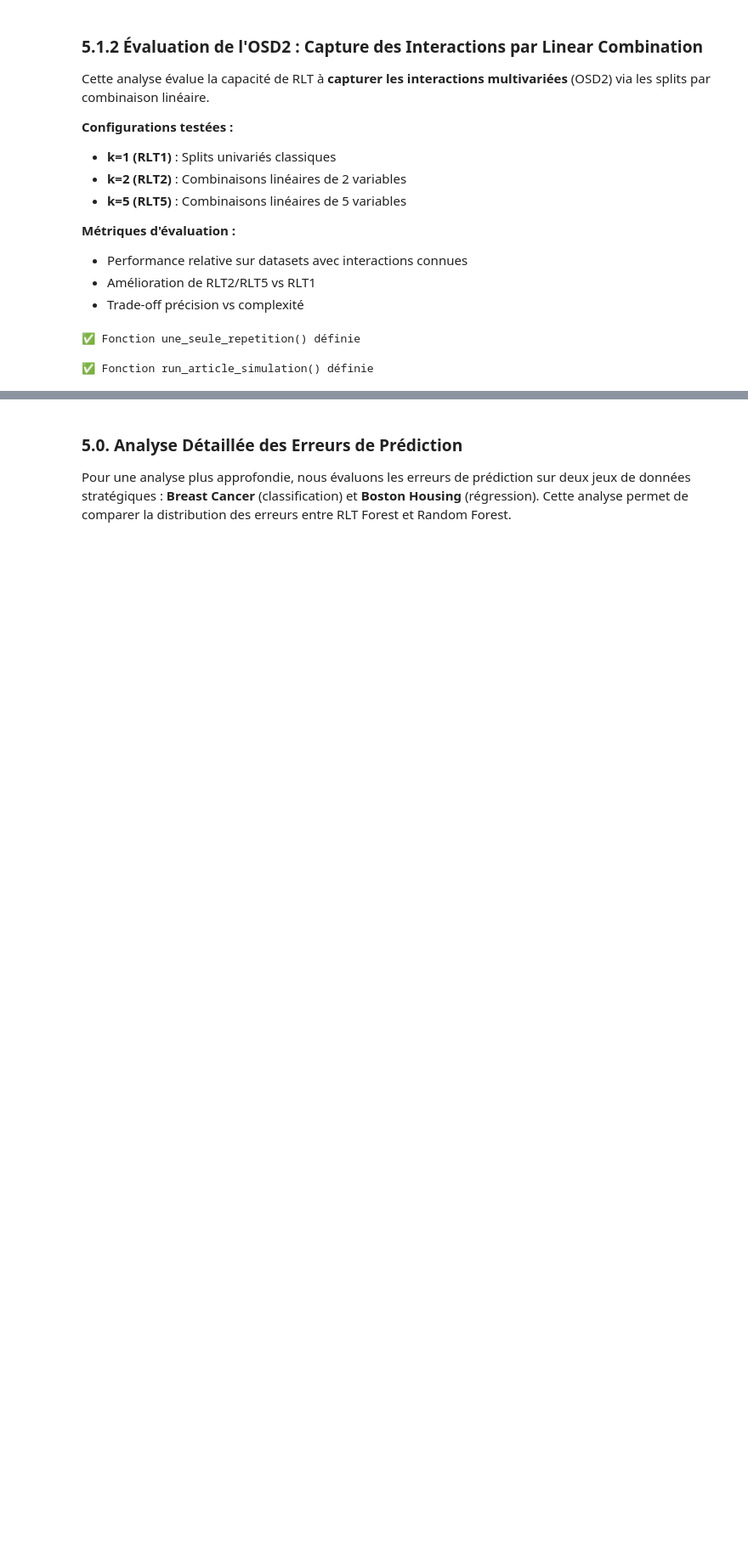
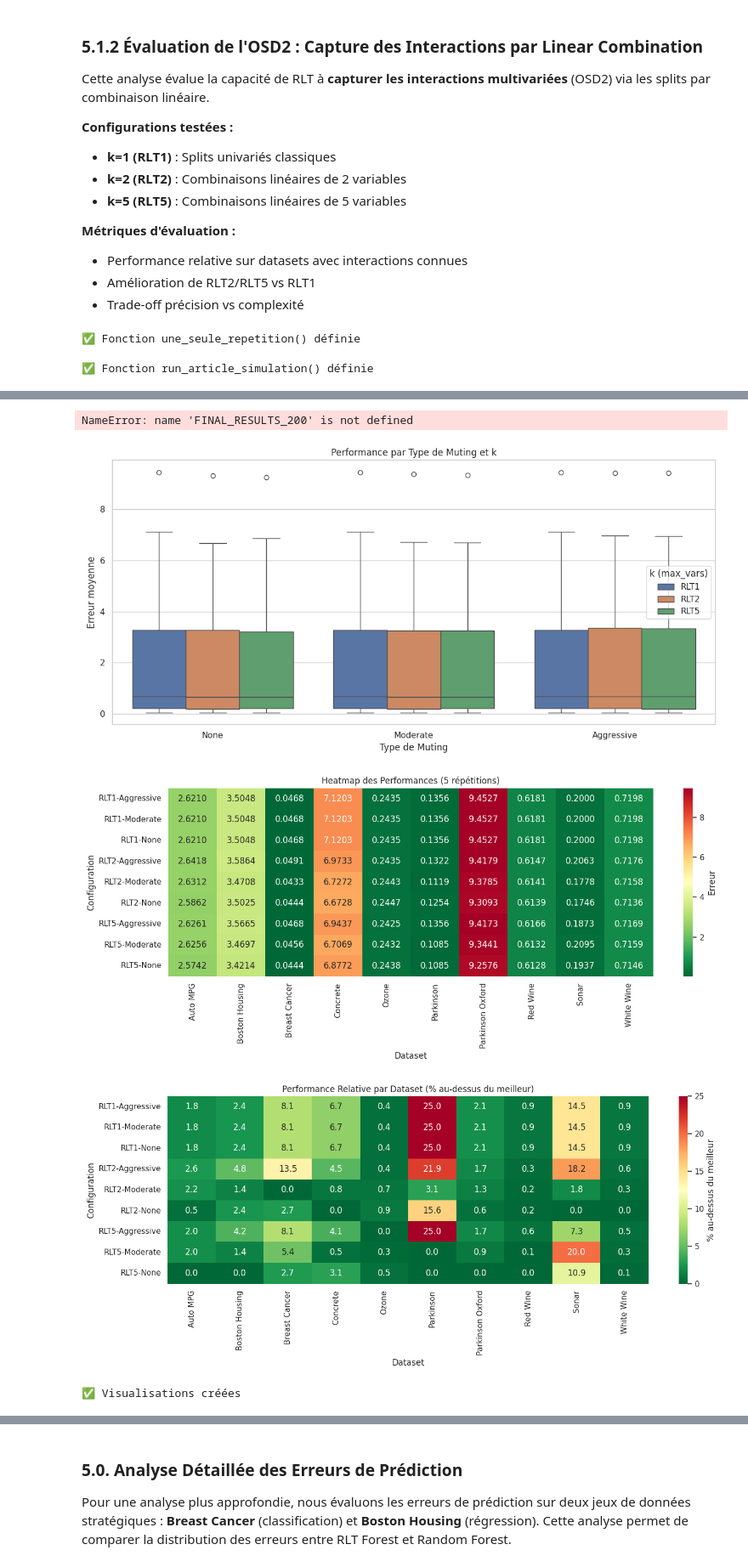
Before and after one commit to alfari9/RLT, a Jupyter notebook: RLT.ipynb, the cells around one changed output, grey strips where cells are left out. Shown at 85% size. Saved outputs shown, nothing was run; the diff lists cells and outputs as text; code cells hidden in the pictures; blank space fills up the shorter version.

Commit message:
Corriger les tests et les scenarios

```diff
--- a/RLT.ipynb
+++ b/RLT.ipynb
@@ -393,15 +393,30 @@ Chargement et préparation des jeux de données...
 
 Les étapes de préparation des données (gestion des valeurs manquantes, encodage, standardisation, et division en ensembles d'entraînement/test) sont intégrées dans la fonction `load_dataset` pour garantir la cohérence et la reproductibilité pour les 10 jeux de données. Les caractéristiques sont standardisées pour faciliter les splits par combinaison linéaire dans RLT.
 # %%
+class Node:
+    def __init__(self, depth=0):
+        self.depth = depth
+        self.is_leaf = False
+        self.value = None  # Prediction value for leaf nodes
+        self.impurity = None # Impurity of the node
+        self.split_var = None  # Index of the feature to split on (for univariate splits)
+        self.split_val = None  # Value to split on
+        self.linear_coef = None # Coefficients for linear combination splits
+        self.variables_used = [] # Indices of features used in this node (for VI and linear splits)
+        self.left = None  # Left child node
+        self.right = None # Right child node
+
 class RLTTree:
-    def __init__(self, max_depth=5, min_samples_split=10, task="classification", max_vars=5, linear_split=False,
-                 vi_threshold=0.5, random_state=None):
+    def __init__(self, max_depth=5, min_samples_split=10, task="classification",
+             max_vars=5, linear_split=False, vi_threshold=0.5,
+             muting_rate=0.0, random_state=None):  # ← AJOUTEZ muting_rate=0.0
         self.max_depth = max_depth
         self.min_samples_split = min_samples_split
         self.task = task
         self.max_vars = max_vars
         self.linear_split = linear_split
         self.vi_threshold = vi_threshold
+        self.muting_rate = muting_rate  # ← AJOUTEZ cette ligne
         self.random_state = np.random.RandomState(random_state)
         self.root = None
 
@@ -1066,6 +1115,8 @@ for k_name, configs in k_types.items():
 print("\n" + "="*80)
 print("✅ ANALYSE COMPLÈTE TERMINÉE")
 print("="*80)
+# %% [output]
+NameError: name 'FINAL_RESULTS_200' is not defined
 # %%
 # ========== CELLULE 11 OPTIONNELLE : Visualisation des résultats ==========
 
@@ -1074,7 +1125,7 @@ import seaborn as sns
 
 # Préparer les données pour visualisation
 plot_data = []
-for dataset, configs in FINAL_RESULTS_200.items():
+for dataset, configs in FINAL_RESULTS_TEST.items():
     for config, (mean, std) in configs.items():
         plot_data.append({
             'Dataset': dataset,
@@ -1109,31 +1160,36 @@ pivot_table = df_plot.pivot_table(
 plt.figure(figsize=(14, 6))
 sns.heatmap(pivot_table, annot=True, fmt='.4f', cmap='RdYlGn_r',
             cbar_kws={'label': 'Erreur'})
-plt.title('Heatmap des Performances (200 répétitions)')
+plt.title('Heatmap des Performances (5 répétitions)')
 plt.xlabel('Dataset')
 plt.ylabel('Configuration')
 plt.tight_layout()
 plt.show()
 
 # 3. Performance relative (normalisée par dataset)
 for dataset in df_plot['Dataset'].unique():
     subset = df_plot[df_plot['Dataset'] == dataset].copy()
     min_val = subset['Mean'].min()
     subset['Relative'] = (subset['Mean'] / min_val - 1) * 100
     df_plot.loc[df_plot['Dataset'] == dataset, 'Relative'] = subset['Relative'].values
 
 plt.figure(figsize=(14, 6))
 pivot_relative = df_plot.pivot_table(
     values='Relative',
     index='Configuration',
     columns='Dataset'
 )
 sns.heatmap(pivot_relative, annot=True, fmt='.1f', cmap='RdYlGn_r',
             cbar_kws={'label': '% au-dessus du meilleur'})
 plt.title('Performance Relative par Dataset (% au-dessus du meilleur)')
 plt.xlabel('Dataset')
 plt.ylabel('Configuration')
 plt.tight_layout()
 plt.show()
 
 print("✅ Visualisations créées")
+# %% [output]
+[figure, added]
+[figure, added]
+[figure, added]
+✅ Visualisations créées
```
Also changed, not shown: parts of 13 cells of this notebook.
